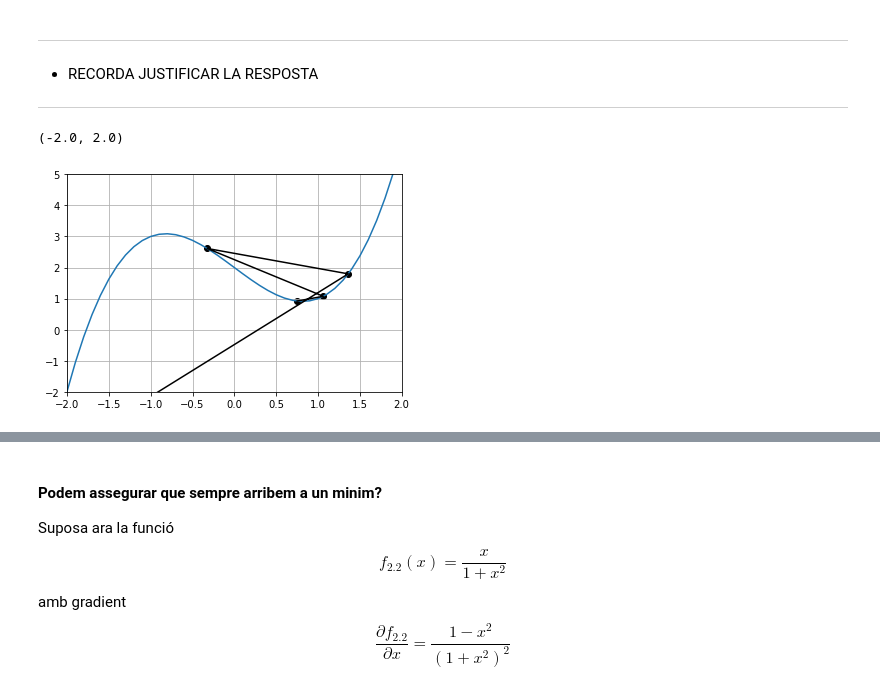
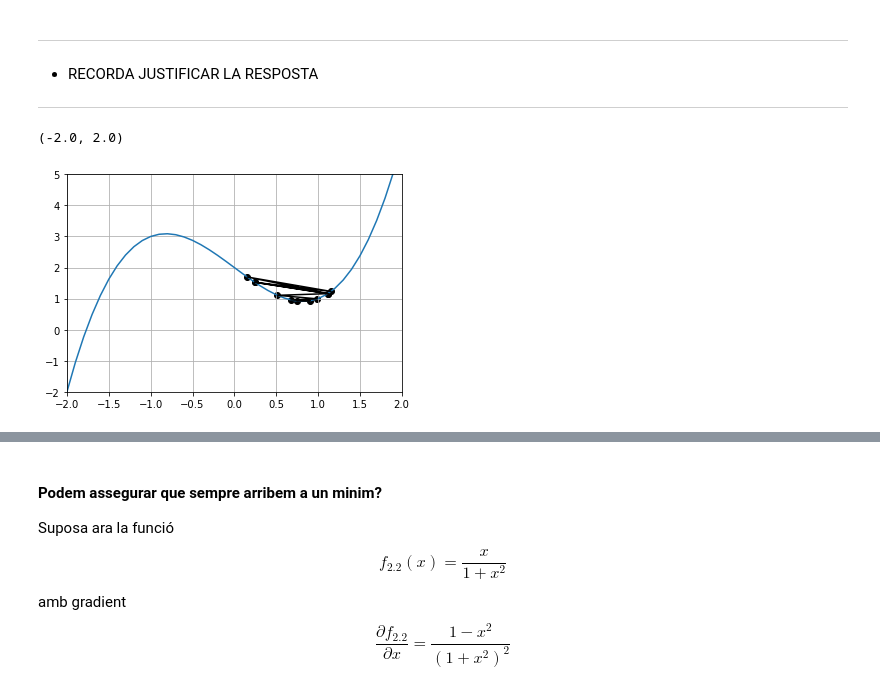
Before and after one commit to mariapepu/TNUI, a Jupyter notebook: TNUI P3/P1_FindMinimum-Student.ipynb, the cells around one changed output, grey strips where cells are left out. Cells and saved outputs as stored; diff of their text form; code cells hidden in the pictures.

```diff
--- a/TNUI P3/P1_FindMinimum-Student.ipynb
+++ b/TNUI P3/P1_FindMinimum-Student.ipynb
@@ -96,7 +96,7 @@ def gradient_descend_1d(grad, x, alpha, eps=1e-3, max_iters=1e2):
     """
     array = []
     iteration = 0
-    while iteration < max_iters:
+    while iteration <= max_iters:
         array = np.append(array, x)
         aux = grad(x) * alpha
         if np.abs(aux) < eps:
@@ -148,12 +148,12 @@ plot_gradient(X, f2(X), df2(X), fig=fig)
 # %%
 X = np.arange(-20, 20, 0.1)
 x0 = 0.75
-points, minimum = gradient_descend_1d(df2, x0, 1, max_iters=10)
+points, minimum = gradient_descend_1d(df2, x0, 0.5, max_iters=10)
 
 fig = plt.figure()
 plot_gradient_descend_1d(f2, X, points, minimum, fig)
 fig.gca().set_ylim([-2, 5])
 fig.gca().set_xlim([-2, 2])
 # %% [output]
 (-2.0, 2.0)
-[figure, old version]
+[figure, new version]
```
Also changed, not shown: parts of 9 cells of this notebook, 5 other files.
